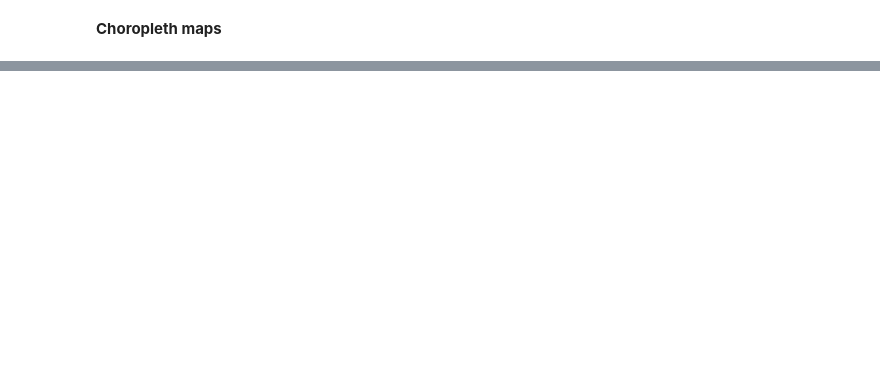
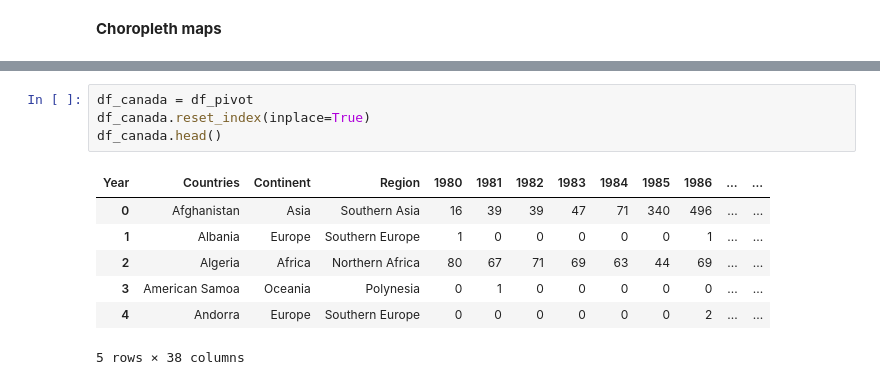
Before and after one commit to Parishri07/Data-Science-and-Machine-Learning, a Jupyter notebook: Matplotlib.ipynb, the cells around one changed output, grey strips where cells are left out. Cells and saved outputs as stored; diff of their text form; blank space fills up the shorter version.

```diff
--- a/Matplotlib.ipynb
+++ b/Matplotlib.ipynb
@@ -474,2 +497,14 @@ india_map
+# %%
+df_canada = df_pivot
+df_canada.reset_index(inplace=True)
+df_canada.head()
+# %% [output]
+| Year | Countries | Continent | Region | 1980 | 1981 | 1982 | 1983 | 1984 | 1985 | 1986 | ... | ... |
+| 0 | Afghanistan | Asia | Southern Asia | 16 | 39 | 39 | 47 | 71 | 340 | 496 | ... | ... |
+| 1 | Albania | Europe | Southern Europe | 1 | 0 | 0 | 0 | 0 | 0 | 1 | ... | ... |
+| 2 | Algeria | Africa | Northern Africa | 80 | 67 | 71 | 69 | 63 | 44 | 69 | ... | ... |
+| 3 | American Samoa | Oceania | Polynesia | 0 | 1 | 0 | 0 | 0 | 0 | 0 | ... | ... |
+| 4 | Andorra | Europe | Southern Europe | 0 | 0 | 0 | 0 | 0 | 0 | 2 | ... | ... |
+5 rows × 38 columns
 # %%
 world_map = folium.Map(
```
Also changed, not shown: parts of 13 cells of this notebook.
